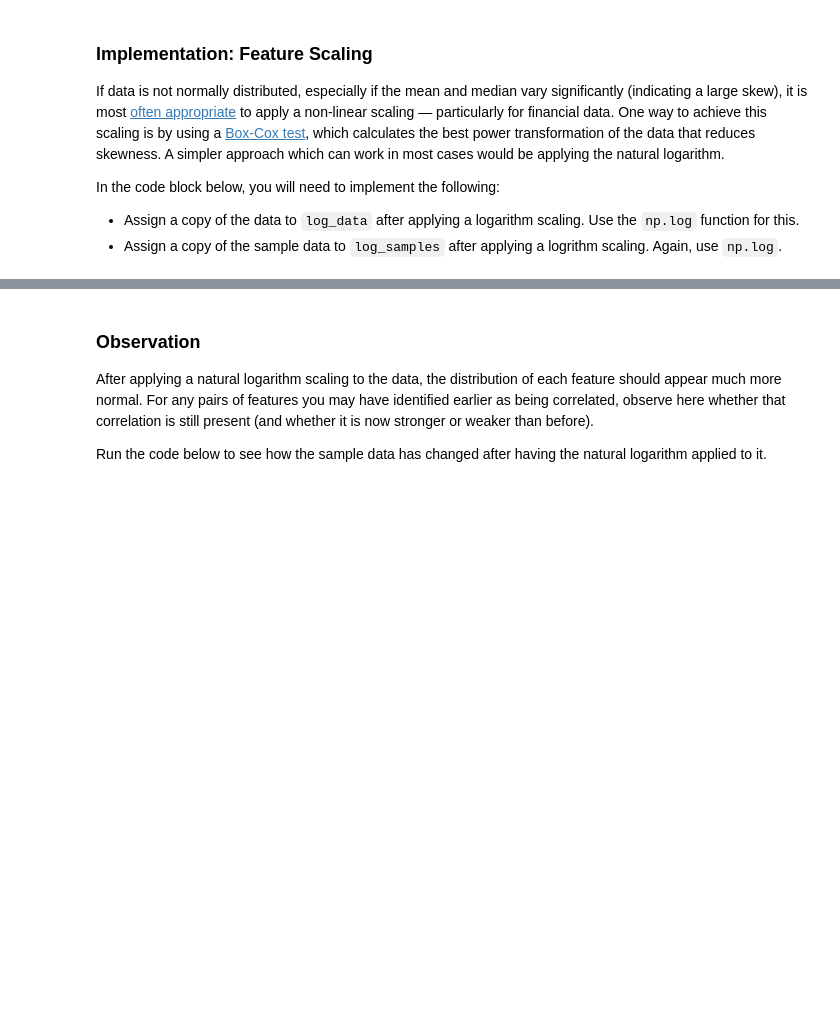
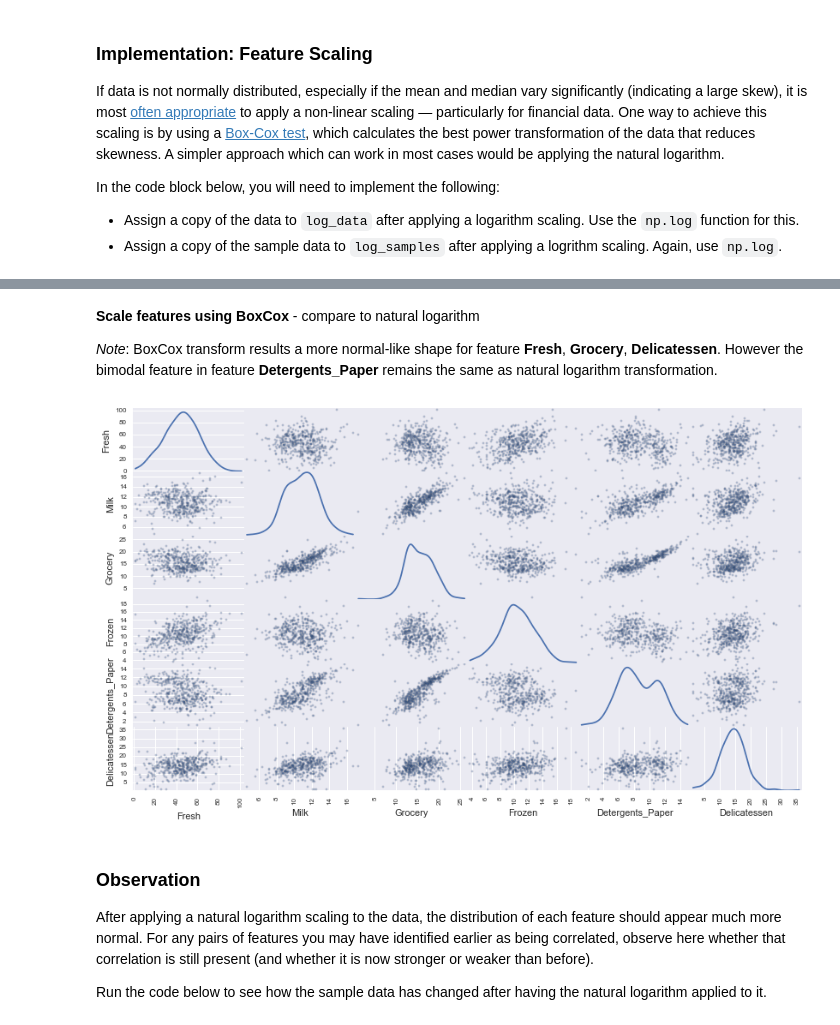
Before and after one commit to zhongyuk/machine-learning, a Jupyter notebook: projects/creating_customer_segments/customer_segments.ipynb, the cells around one changed output, grey strips where cells are left out. Saved outputs shown, nothing was run; the diff lists cells and outputs as text; code cells hidden in the pictures; blank space fills up the shorter version.

```diff
--- a/projects/creating_customer_segments/customer_segments.ipynb
+++ b/projects/creating_customer_segments/customer_segments.ipynb
@@ -181,3 +188,19 @@ pd.scatter_matrix(log_data, alpha = 0.3, figsize = (14,8), diagonal = 'kde');
+# %% [markdown]
+**Scale features using BoxCox** - compare to natural logarithm
+
+*Note*: BoxCox transform results a more normal-like shape for feature **Fresh**, **Grocery**, **Delicatessen**. However the bimodal feature in feature **Detergents_Paper** remains the same as natural logarithm transformation.
+# %%
+# TODO: Scale the data using the BoxCox
+from scipy.stats import boxcox
+bcx_data = data.apply(lambda x: boxcox(x)[0], axis=0)
+
+# TODO: Scale the sample data using the BoxCox
+bcx_samples = pd.DataFrame(bcx_data.loc[indices], columns = data.keys()).reset_index(drop = True)
+
+# Produce a scatter matrix for each pair of newly-transformed features
+pd.scatter_matrix(bcx_data, alpha = 0.3, figsize = (14,8), diagonal = 'kde');
+# %% [output]
+[figure, added]
 # %% [markdown]
 ### Observation
 After applying a natural logarithm scaling to the data, the distribution of each feature should appear much more normal. For any pairs of features you may have identified earlier as being correlated, observe here whether that correlation is still present (and whether it is now stronger or weaker than before).
```
Also changed, not shown: parts of 64 cells of this notebook, 1 other file.
